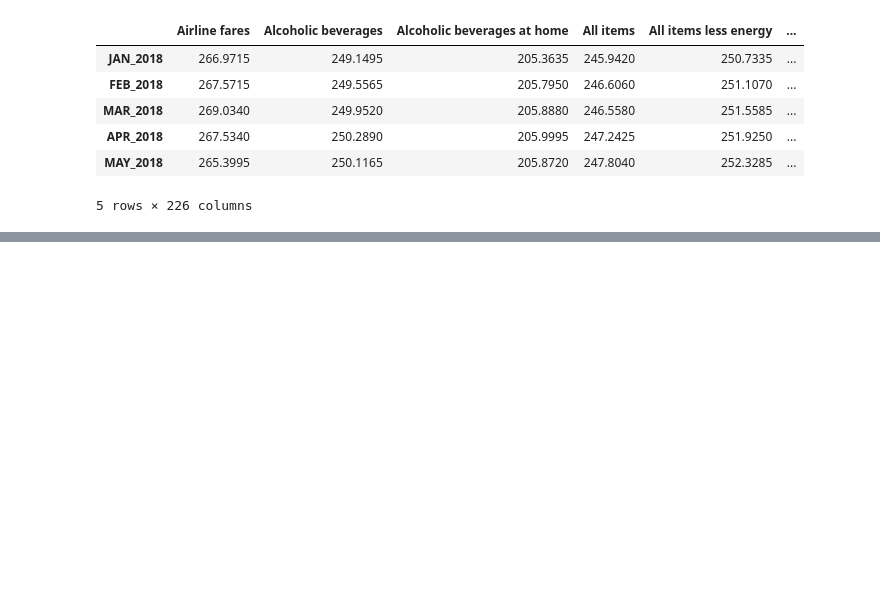
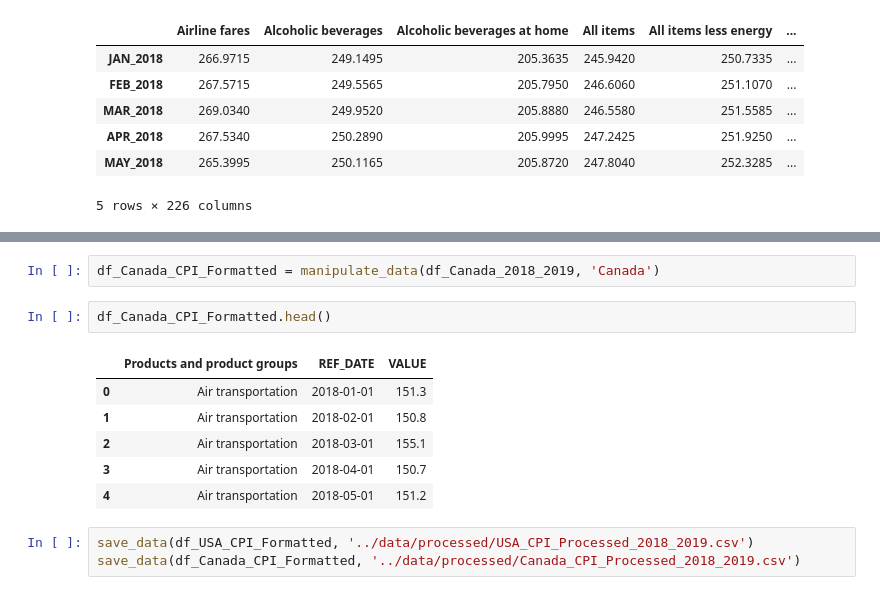
Before and after one commit to MADS-Lions/GoodsComparison2018Tariffs, a Jupyter notebook: notebooks/DataCleaningAndManipulation.ipynb, the cells around one changed output, grey strips where cells are left out. Drawn from its saved outputs; the diff is of its cells as text; blank space fills up the shorter version.

```diff
--- a/notebooks/DataCleaningAndManipulation.ipynb
+++ b/notebooks/DataCleaningAndManipulation.ipynb
@@ -39,3 +146,17 @@ df_Canada_2018_2019.head()
 | 2 | 2018-01-01 | Canada | 2016A000011124 | Food purchased from stores | 2002=100 | 17 | units | 0 | v41690975 | ... |
 | 3 | 2018-01-01 | Canada | 2016A000011124 | Meat | 2002=100 | 17 | units | 0 | v41690976 | ... |
 | 4 | 2018-01-01 | Canada | 2016A000011124 | Fresh or frozen meat (excluding p... | 2002=100 | 17 | units | 0 | v41690977 | ... |
+# %%
+df_Canada_CPI_Formatted = manipulate_data(df_Canada_2018_2019, 'Canada')
+# %%
+df_Canada_CPI_Formatted.head()
+# %% [output]
+|  | Products and product groups | REF_DATE | VALUE |
+| 0 | Air transportation | 2018-01-01 | 151.3 |
+| 1 | Air transportation | 2018-02-01 | 150.8 |
+| 2 | Air transportation | 2018-03-01 | 155.1 |
+| 3 | Air transportation | 2018-04-01 | 150.7 |
+| 4 | Air transportation | 2018-05-01 | 151.2 |
+# %%
+save_data(df_USA_CPI_Formatted, '../data/processed/USA_CPI_Processed_2018_2019.csv')
+save_data(df_Canada_CPI_Formatted, '../data/processed/Canada_CPI_Processed_2018_2019.csv')
```
Also changed, not shown: parts of 8 cells of this notebook, 1 other file.
